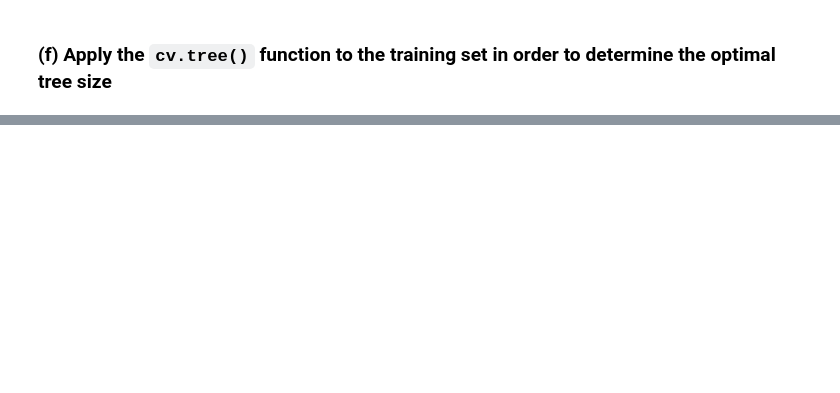
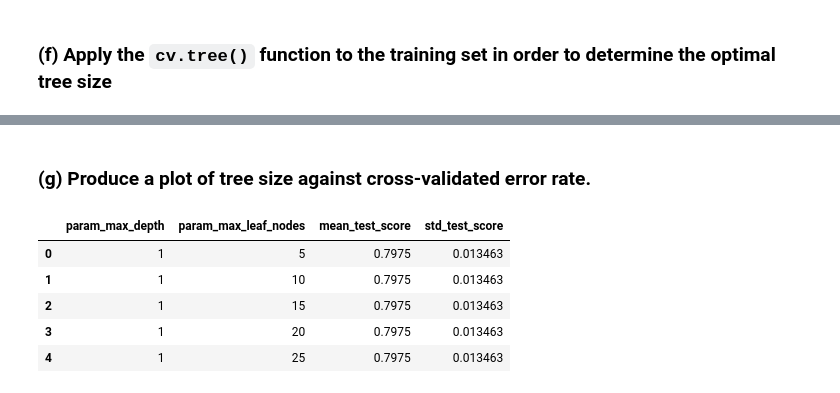
Before and after one commit to wllgrnt/islr-python-examples, a Jupyter notebook: Chapter8/question9.ipynb, the cells around one changed output, grey strips where cells are left out. Cells and saved outputs as stored; diff of their text form; code cells hidden in the pictures; blank space fills up the shorter version.

Commit message:
pruned vs unpruned trees

```diff
--- a/Chapter8/question9.ipynb
+++ b/Chapter8/question9.ipynb
@@ -191,0 +194,13 @@ Fraction misclassified: 0.17
+# %% [markdown]
+### (g) Produce a plot of tree size against cross-validated error rate.
+# %%
+cv_results = pd.DataFrame(clf.cv_results_)[["param_max_depth", "param_max_leaf_nodes", "mean_test_score", "std_test_score"]]
+# %%
+cv_results.head()
+# %% [output]
+|  | param_max_depth | param_max_leaf_nodes | mean_test_score | std_test_score |
+| 0 | 1 | 5 | 0.7975 | 0.013463 |
+| 1 | 1 | 10 | 0.7975 | 0.013463 |
+| 2 | 1 | 15 | 0.7975 | 0.013463 |
+| 3 | 1 | 20 | 0.7975 | 0.013463 |
+| 4 | 1 | 25 | 0.7975 | 0.013463 |
```
Also changed, not shown: parts of 17 cells of this notebook.
